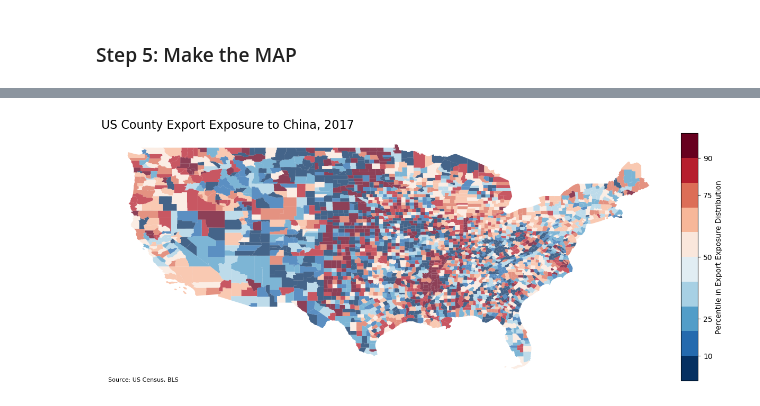
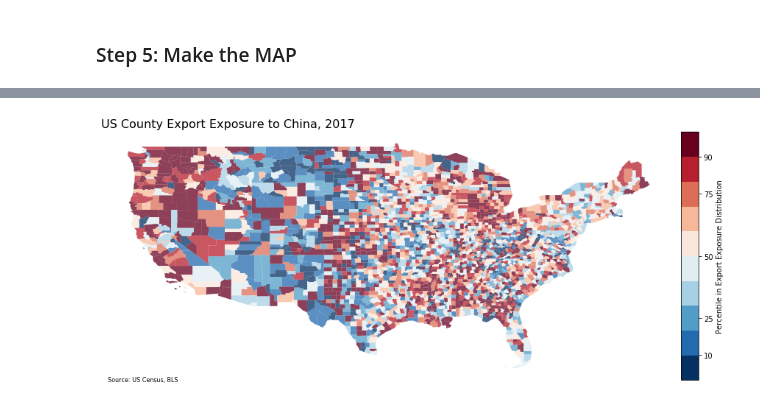
Before and after one commit to mwaugh0328/data_bootcamp_spring_2019, a Jupyter notebook: bls_quarterly_data/us_china_trade_map.ipynb, the cells around one changed output, grey strips where cells are left out. Drawn from its saved outputs; the diff is of its cells as text; code cells hidden in the pictures.

Commit message:
now tariffs all set

```diff
--- a/bls_quarterly_data/us_china_trade_map.ipynb
+++ b/bls_quarterly_data/us_china_trade_map.ipynb
@@ -282 +482,3 @@ df_trdx_county = df_trdx_county.droplevel(1)
+# %%
+df_trdx_county["q_tariff"] = pd.qcut(df_trdx_county["tariff_exp_r1"], 11 ,labels = False, duplicates='drop')
 # %%
@@ -309,2 +494,2 @@ dtype: float64
 # %%
-df_trdx_county["q_trx"] = pd.qcut(df_trdx_county["export_exposure"], 10 ,labels = False, duplicates='drop')
+df_trdx_county["q_trx"] = pd.qcut(df_trdx_county["export_exposure"], 11 ,labels = False, duplicates='drop')
@@ -313,7 +508,9 @@ df_trdx_county["q_trx"] = pd.qcut(df_trdx_county["export_exposure"], 10 ,labels
 # %%
 cwd = os.getcwd()
 
-regions_shape = "C:\\Users\\mwaugh\\github\\data_bootcamp_spring_2019\\mapping\\shapefile\\US\\tl_2017_us_county.shx"
+hpz640 = "C:\\Users\\mwaugh.NYC-STERN\\Documents\\GitHub\\data_bootcamp_spring_2019\\mapping\\shape_file\\US"
+
+regions_shape = hpz640 + "\\tl_2017_us_county.shx"
 # %%
 us_map = gpd.read_file(regions_shape)
 # %%
@@ -337,6 +534,8 @@ drop_list = ["02","15","72"]
 us_map.drop(drop_list, inplace = True)
 # %%
 us_map.q_trx.replace(np.nan,0,inplace = True)
+
+us_map.q_tariff.replace(np.nan,0,inplace = True)
 # %%
 from mpl_toolkits.axes_grid1 import make_axes_locatable
 
@@ -379,34 +578,34 @@ us_map.plot(column='q_trx', ax = ax,
 # This then alows me to generate and edit the colorbar....
 # https://stackoverflow.com/questions/53158096/editing-colorbar-legend-in-geopandas
 
-sm = plt.cm.ScalarMappable(cmap=test)
+sm = plt.cm.ScalarMappable(cmap=dcmap)
 sm._A = []
 cbr = fig.colorbar(sm, cax=cax)
 
 cbr.set_label('Percentile in Export Exposure Distribution')
 cbr.set_alpha(0.15)
 
 cbr.set_ticks([0.10, 0.25,0.50,0.75, 0.90])
 cbr.set_ticklabels(["10","25","50","75","90"], update_ticks=True)
 
 #################################################################################
 # Then some final stuff to clean things up....
 
 ax.spines["right"].set_visible(False)
 ax.spines["top"].set_visible(False)
 ax.spines["left"].set_visible(False)
 ax.spines["bottom"].set_visible(False)
 
 ax.get_xaxis().set_visible(False)
 
 ax.get_yaxis().set_visible(False)
 
 ax.set_title("US County Export Exposure to China, 2017", fontsize = 16, loc= "left" )
 
 ax.text(-127,23, "Source: US Census, BLS", fontsize = 8)
 
-plt.savefig("us_china_exports_map.pdf", bbox_inches = "tight", dip = 1200)
+#plt.savefig("us_china_exports_map.pdf", bbox_inches = "tight", dip = 1200)
 
 plt.show()
 # %% [output]
-[figure, old version]
+[figure, new version]
```
Also changed, not shown: parts of 54 cells of this notebook, 3 other files.
